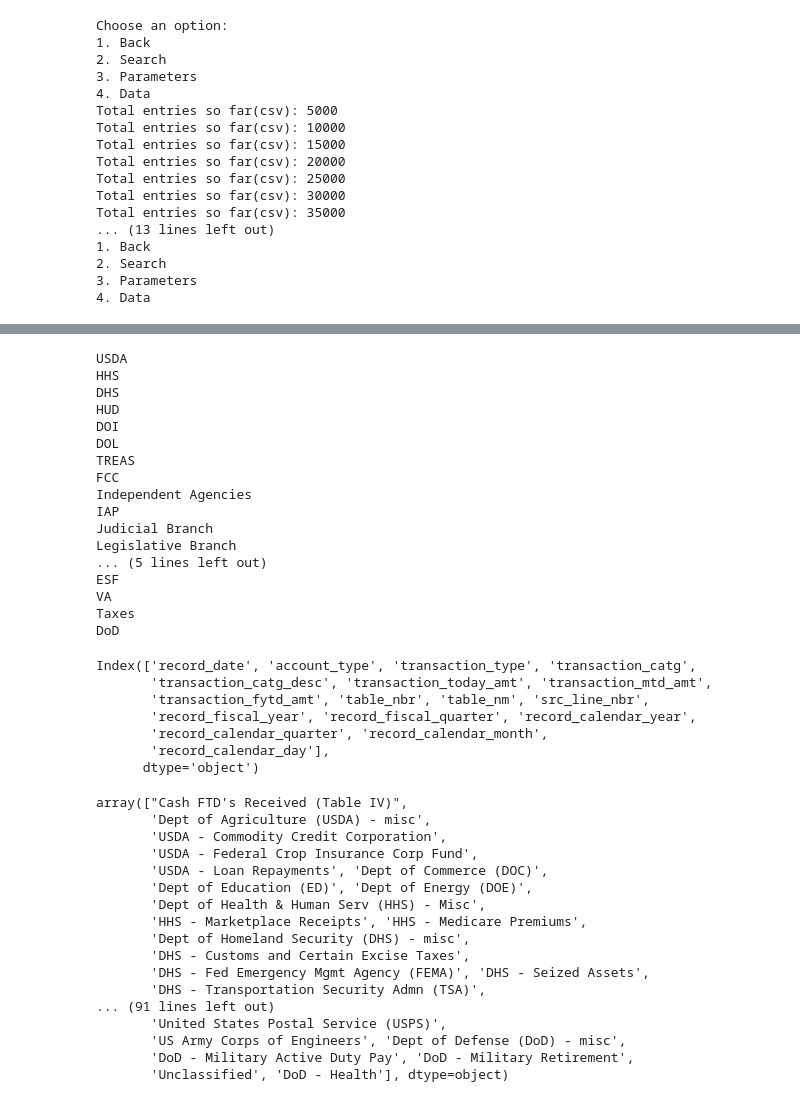
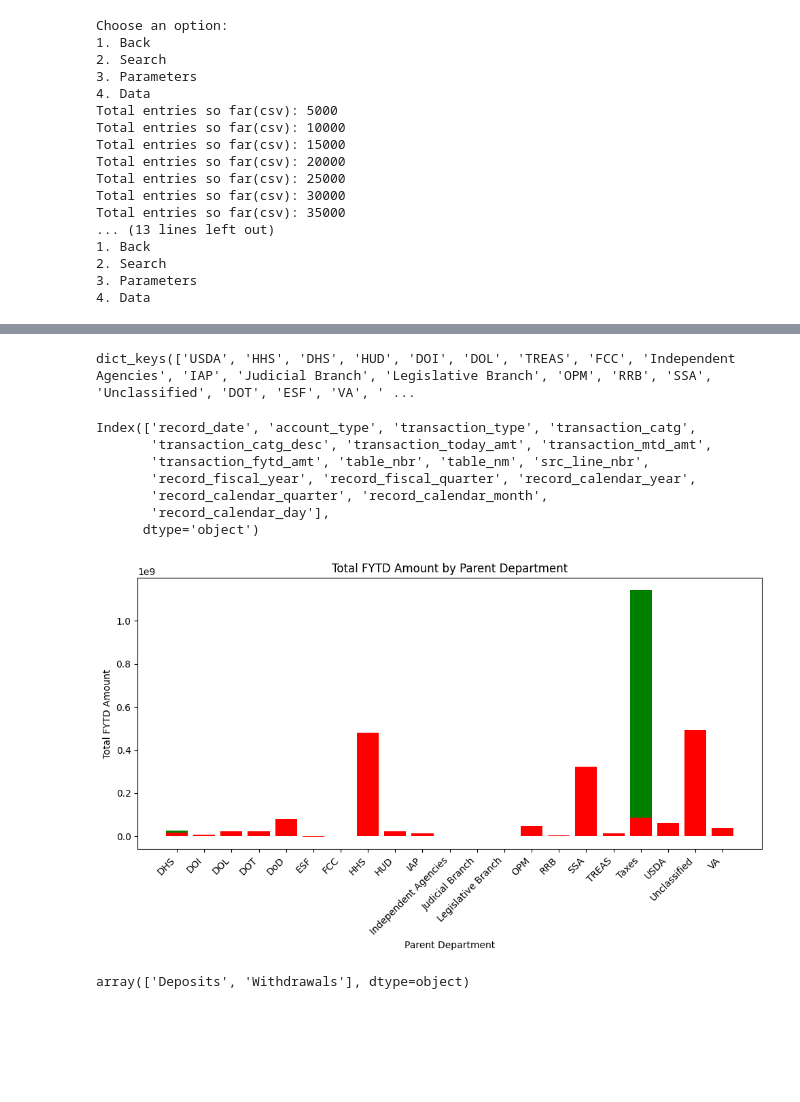
Before and after one commit to dallas-hansen/school, a Jupyter notebook: cis_123/projects/api_caller/classes/data2.ipynb, the cells around one changed output, grey strips where cells are left out. Saved outputs shown, nothing was run; the diff lists cells and outputs as text; code cells hidden in the pictures; blank space fills up the shorter version.

Commit message:
actual working graph!!

```diff
--- a/cis_123/projects/api_caller/classes/data2.ipynb
+++ b/cis_123/projects/api_caller/classes/data2.ipynb
@@ -192,24 +173,9 @@ DoD - Health
 # %%
-for i in departments:
-    print(i)
+print(departments.keys())
+# for i in departments:
+#     print(i)
 # %% [output]
-USDA
-HHS
-DHS
-HUD
-DOI
-DOL
-TREAS
-FCC
-Independent Agencies
-IAP
-Judicial Branch
-Legislative Branch
-... (5 lines left out)
-ESF
-VA
-Taxes
-DoD
+dict_keys(['USDA', 'HHS', 'DHS', 'HUD', 'DOI', 'DOL', 'TREAS', 'FCC', 'Independent Agencies', 'IAP', 'Judicial Branch', 'Legislative Branch', 'OPM', 'RRB', 'SSA', 'Unclassified', 'DOT', 'ESF', 'VA', ' ...
 # %%
 data.df.columns
 # %% [output]
@@ -229,23 +195,30 @@ remove = [
     'Public Debt Cash Redemp. (Table IIIB)'
     ]
 df = df[~df['transaction_catg'].isin(remove)]
-df['transaction_catg'].unique()
-# %% [output]
-array(["Cash FTD's Received (Table IV)",
-       'Dept of Agriculture (USDA) - misc',
-       'USDA - Commodity Credit Corporation',
-       'USDA - Federal Crop Insurance Corp Fund',
-       'USDA - Loan Repayments', 'Dept of Commerce (DOC)',
-       'Dept of Education (ED)', 'Dept of Energy (DOE)',
-       'Dept of Health & Human Serv (HHS) - Misc',
-       'HHS - Marketplace Receipts', 'HHS - Medicare Premiums',
-       'Dept of Homeland Security (DHS) - misc',
-       'DHS - Customs and Certain Excise Taxes',
-       'DHS - Fed Emergency Mgmt Agency (FEMA)', 'DHS - Seized Assets',
-       'DHS - Transportation Security Admn (TSA)',
-... (91 lines left out)
-       'United States Postal Service (USPS)',
-       'US Army Corps of Engineers', 'Dept of Defense (DoD) - misc',
-       'DoD - Military Active Duty Pay', 'DoD - Military Retirement',
-       'Unclassified', 'DoD - Health'], dtype=object)
+# %%
+# Map transaction type to colors
+color_mapping = {'Deposits': 'green', 'Withdrawals': 'red'}
+df['color'] = df['transaction_type'].map(color_mapping).fillna('gray')
+
+# Group by parent department and sum the amounts
+grouped_df = df.groupby(['parent_department', 'transaction_type'], as_index=False)['transaction_fytd_amt'].sum()
+
+# Assign colors for the grouped data
+grouped_df['color'] = grouped_df['transaction_type'].map(color_mapping)
+
+# Plot the results
+plt.figure(figsize=(10, 6))
+plt.bar(grouped_df['parent_department'], grouped_df['transaction_fytd_amt'], color=grouped_df['color'])
+plt.xlabel('Parent Department')
+plt.ylabel('Total FYTD Amount')
+plt.title('Total FYTD Amount by Parent Department')
+plt.xticks(rotation=45, ha='right')
+plt.tight_layout()
+plt.show()
+# %% [output]
+[figure, added]
+# %%
+df['transaction_type'].unique()
+# %% [output]
+array(['Deposits', 'Withdrawals'], dtype=object)
 # %%
```
Also changed, not shown: parts of 2 cells of this notebook.
